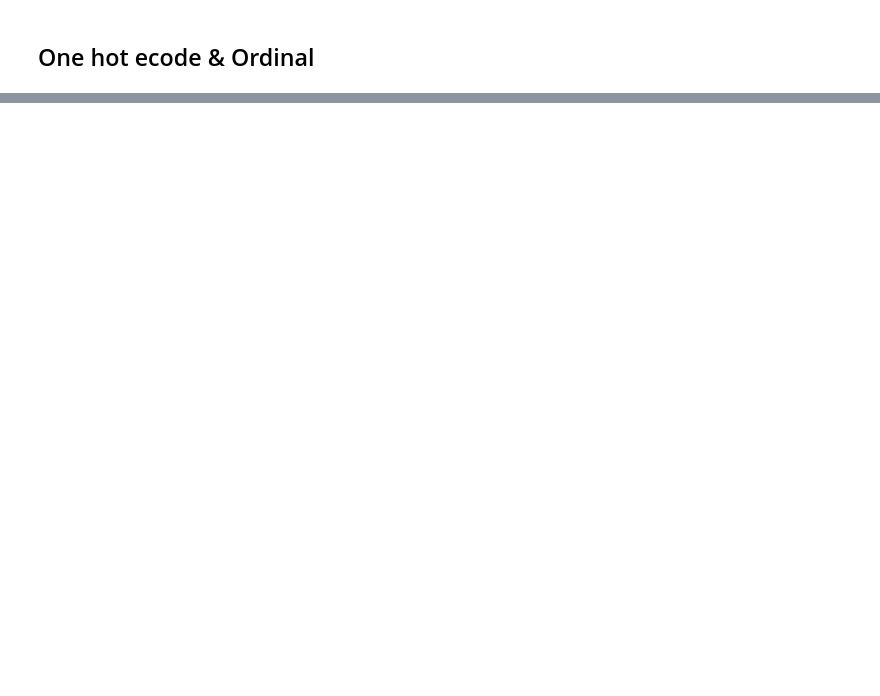
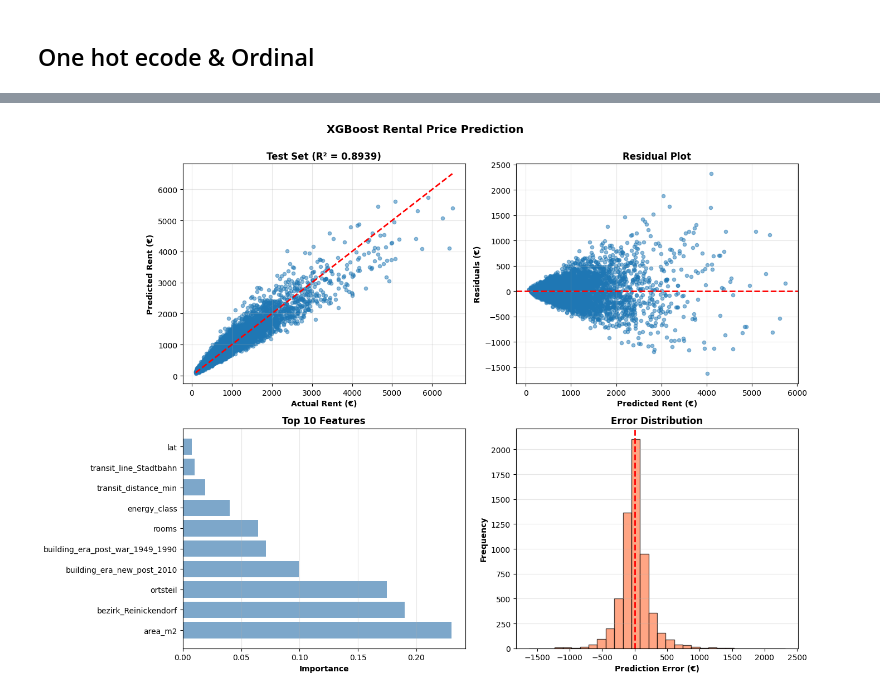
Before and after one commit to MarieKatha/berlin-property-intelligence, a Jupyter notebook: notebooks/notebook_lukas.ipynb, the cells around one changed output, grey strips where cells are left out. Drawn from its saved outputs; the diff is of its cells as text; code cells hidden in the pictures; blank space fills up the shorter version.

Commit message:
Update notebook and add rental model results

```diff
--- a/notebooks/notebook_lukas.ipynb
+++ b/notebooks/notebook_lukas.ipynb
@@ -664,0 +806,20 @@ TypeError: 'Index' object is not callable
+# %%
+from xgboost import XGBRegressor
+
+model = XGBRegressor(
+    colsample_bytree=0.9,
+    learning_rate=0.05,
+    max_depth=4,
+    min_child_weight=3,
+    n_estimators=300,
+    subsample=0.8,
+    random_state=42,
+    objective="reg:squarederror",
+    eval_metric="rmse",
+    verbosity=1
+)
+
+model.fit(
+    X_train,
+    y_train
+)
@@ -664,0 +884,62 @@ TypeError: 'Index' object is not callable
+# %%
+# ============================================================================
+# FEATURE IMPORTANCE
+# ============================================================================
+
+print(f"\n" + "="*80)
+print("TOP 15 MOST IMPORTANT FEATURES")
+print("="*80)
+
+feature_importance = pd.DataFrame({
+    'Feature': X_encoded.columns,
+    'Importance': model.feature_importances_
+}).sort_values('Importance', ascending=False)
+
+print(feature_importance.head(15).to_string(index=False))
+
+# ============================================================================
+# VISUALIZE RESULTS
+# ============================================================================
+
+fig, axes = plt.subplots(2, 2, figsize=(14, 10))
+
+# Plot 1: Predictions vs Actual (Test)
+axes[0, 0].scatter(y_test, y_test_pred, alpha=0.5, s=20)
+axes[0, 0].plot([y_test.min(), y_test.max()], [y_test.min(), y_test.max()], 'r--', lw=2)
+axes[0, 0].set_xlabel('Actual Rent (€)', fontweight='bold')
+axes[0, 0].set_ylabel('Predicted Rent (€)', fontweight='bold')
+axes[0, 0].set_title(f'Test Set (R² = {test_r2:.4f})', fontweight='bold')
+axes[0, 0].grid(alpha=0.3)
+
+# Plot 2: Residuals
+residuals = y_test - y_test_pred
+axes[0, 1].scatter(y_test_pred, residuals, alpha=0.5, s=20)
+axes[0, 1].axhline(y=0, color='r', linestyle='--', lw=2)
+axes[0, 1].set_xlabel('Predicted Rent (€)', fontweight='bold')
+axes[0, 1].set_ylabel('Residuals (€)', fontweight='bold')
+axes[0, 1].set_title('Residual Plot', fontweight='bold')
+axes[0, 1].grid(alpha=0.3)
+
+# Plot 3: Top 10 Features
+top_features = feature_importance.head(10)
+axes[1, 0].barh(range(len(top_features)), top_features['Importance'].values, color='steelblue', alpha=0.7)
+axes[1, 0].set_yticks(range(len(top_features)))
+axes[1, 0].set_yticklabels(top_features['Feature'].values)
+axes[1, 0].set_xlabel('Importance', fontweight='bold')
+axes[1, 0].set_title('Top 10 Features', fontweight='bold')
+axes[1, 0].grid(axis='x', alpha=0.3)
+
+# Plot 4: Error distribution
+axes[1, 1].hist(residuals, bins=30, edgecolor='black', color='coral', alpha=0.7)
+axes[1, 1].set_xlabel('Prediction Error (€)', fontweight='bold')
+axes[1, 1].set_ylabel('Frequency', fontweight='bold')
+axes[1, 1].set_title('Error Distribution', fontweight='bold')
+axes[1, 1].axvline(x=0, color='r', linestyle='--', lw=2)
+axes[1, 1].grid(axis='y', alpha=0.3)
+
+plt.suptitle('XGBoost Rental Price Prediction', fontsize=14, fontweight='bold', y=1.00)
+plt.tight_layout()
+plt.savefig('xgboost_rental_results.png', dpi=300, bbox_inches='tight')
+print(f"\n✓ Saved: xgboost_rental_results.png")
+plt.show()
+# %% [output]
@@ -664,0 +963 @@ TypeError: 'Index' object is not callable
+[figure, added]
```
Also changed, not shown: parts of 60 cells of this notebook, 7 other files.
